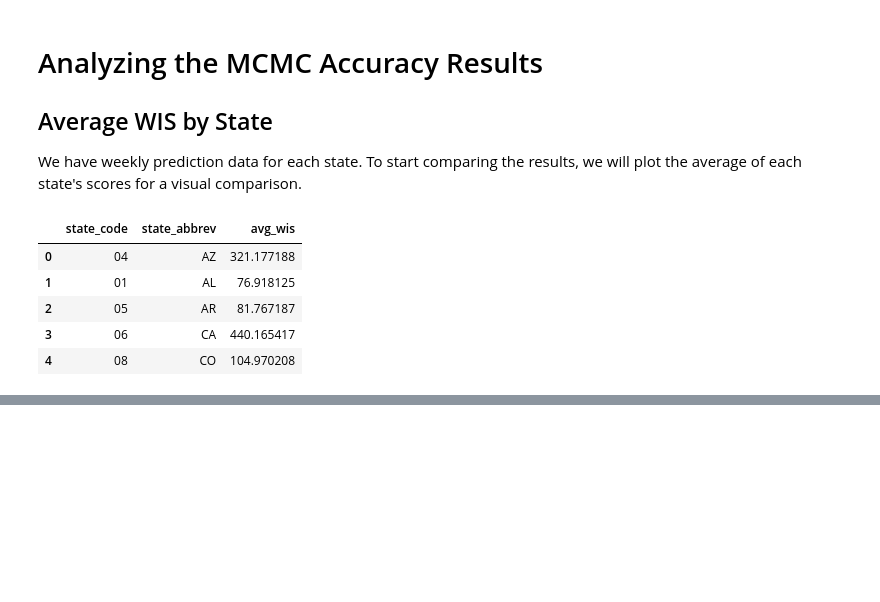
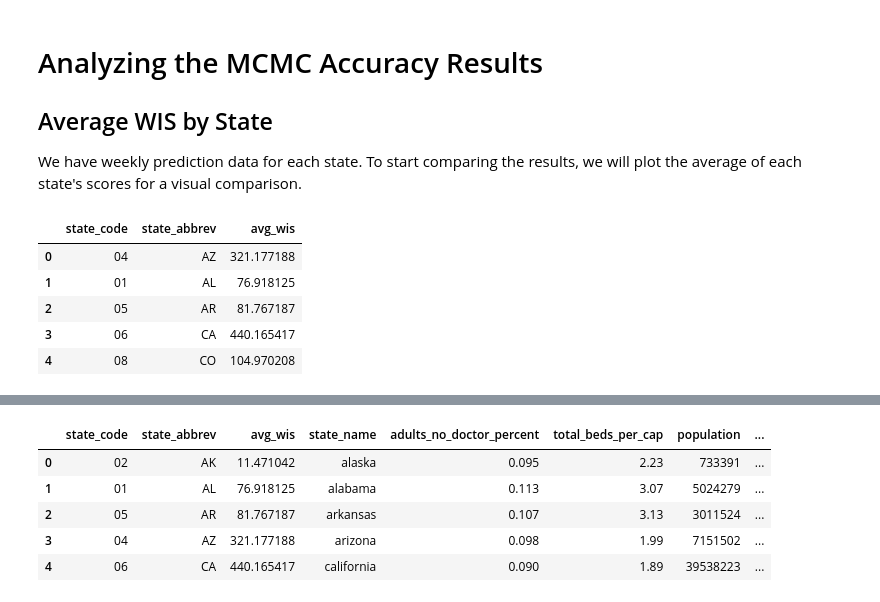
Before and after one commit to atiumcache/flu-forecast-accuracy, a Jupyter notebook: analyze-and-visualize/basic-plotting.ipynb, the cells around one changed output, grey strips where cells are left out. Saved outputs shown, nothing was run; the diff lists cells and outputs as text; code cells hidden in the pictures; blank space fills up the shorter version.

```diff
--- a/analyze-and-visualize/basic-plotting.ipynb
+++ b/analyze-and-visualize/basic-plotting.ipynb
@@ -56,2 +60,6 @@ Not too enlightening. Let's try to find features that are influencing the big di
 # %%
-#
+state_name_mapping = pd.read_csv('../datasets/abbr-name.csv')
+
+all_data = pd.merge(all_data, state_name_mapping, on='state_abbrev', how='left')
+
+all_data.head()
@@ -57,0 +97,11 @@ Not too enlightening. Let's try to find features that are influencing the big di
+# %%
+# Add adults who haven't visited doctor in past year
+adults_no_doctor_df = pd.read_csv('../datasets/adults_no_doctor.csv')
+adults_no_doctor_df.columns=adults_no_doctor_df.columns.str.strip()
+adults_no_doctor_df.drop(columns=['Male', 'Female', 'Footnotes'], inplace=True)
+adults_no_doctor_df['state_name'] = adults_no_doctor_df['state_name'].str.lower()
+
+all_data = pd.merge(all_data, adults_no_doctor_df, on='state_name', how='left')
+all_data.rename(columns={'all_adults': 'adults_no_doctor_percent'}, inplace=True)
+
+all_data.head()
@@ -57,0 +115,10 @@ Not too enlightening. Let's try to find features that are influencing the big di
+# %%
+# Add hospital beds per capita data
+hosp_beds_per_cap_df = pd.read_csv('../datasets/hospital_beds_per_capita.csv')
+hosp_beds_per_cap_df.drop(columns=['State/Local Government', 'Non-Profit', 'For-Profit'], inplace=True)
+hosp_beds_per_cap_df.columns = hosp_beds_per_cap_df.columns.str.strip()
+hosp_beds_per_cap_df['state_name'] = hosp_beds_per_cap_df['state_name'].str.lower()
+
+all_data = pd.merge(all_data, hosp_beds_per_cap_df, on='state_name', how='left')
+
+all_data.head()
@@ -57,0 +148,13 @@ Not too enlightening. Let's try to find features that are influencing the big di
+# %%
+# Convert health_expenditure to per capita using population
+all_data['health_expend_per_cap'] = all_data['health_expenditure'] / all_data['population']
+all_data.drop('health_expenditure', axis=1, inplace=True)
+
+all_data.head()
+# %% [output]
+|  | state_code | state_abbrev | avg_wis | state_name | adults_no_doctor_percent | total_beds_per_cap | population | ... |
+| 0 | 02 | AK | 11.471042 | alaska | 0.095 | 2.23 | 733391 | ... |
+| 1 | 01 | AL | 76.918125 | alabama | 0.113 | 3.07 | 5024279 | ... |
+| 2 | 05 | AR | 81.767187 | arkansas | 0.107 | 3.13 | 3011524 | ... |
+| 3 | 04 | AZ | 321.177188 | arizona | 0.098 | 1.99 | 7151502 | ... |
+| 4 | 06 | CA | 440.165417 | california | 0.090 | 1.89 | 39538223 | ... |
```
Also changed, not shown: parts of 8 cells of this notebook, 5 other files.
